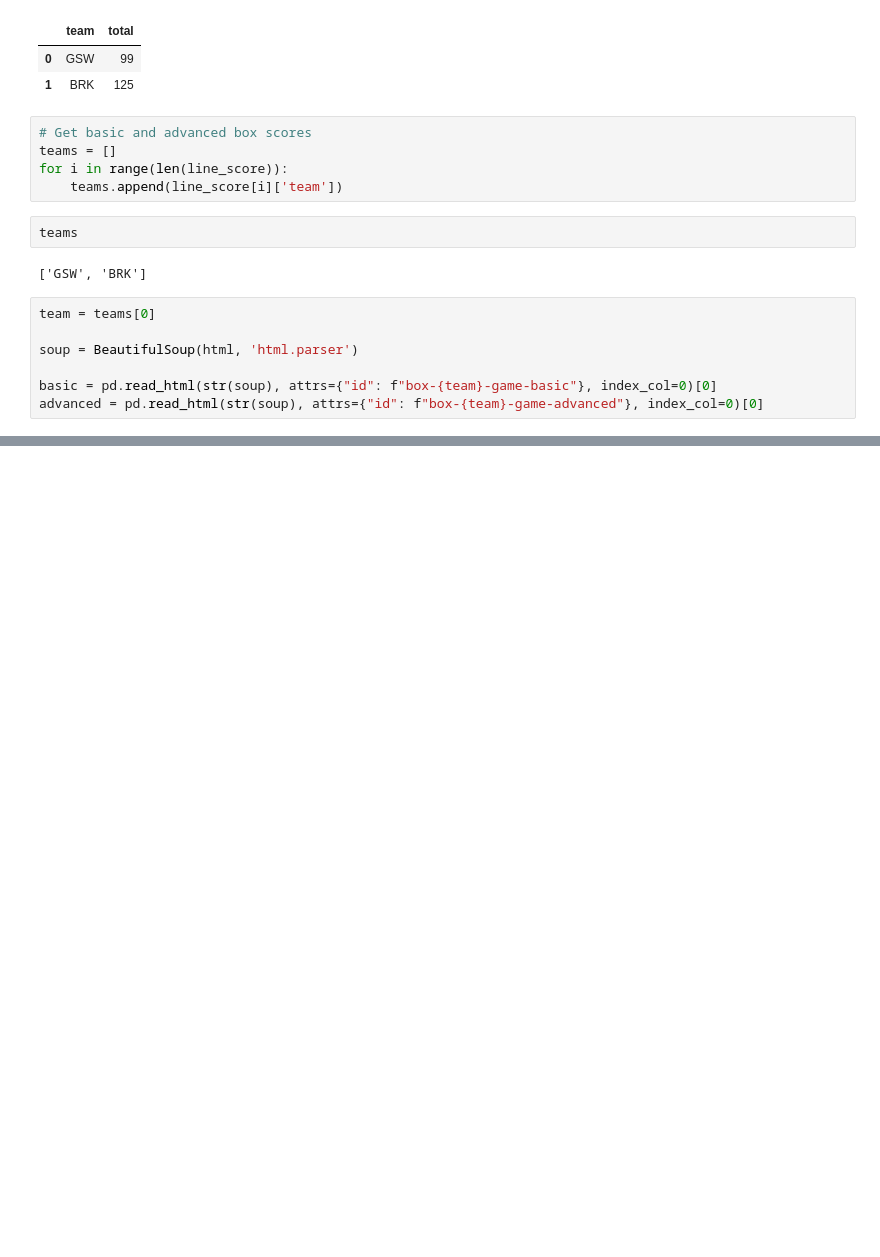
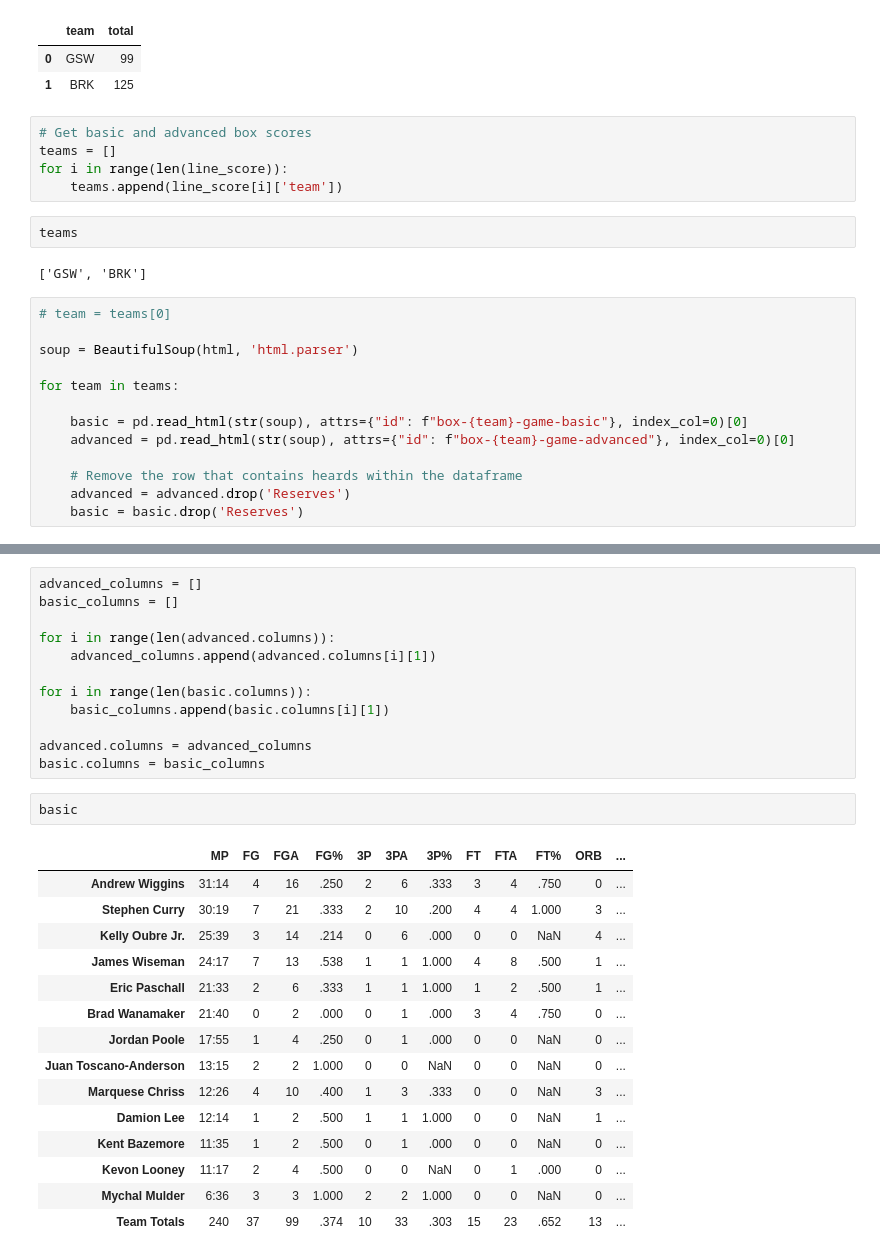
Before and after one commit to VincentGordon-Data-Analyst/NBA_Final_Score_Predictions, a Jupyter notebook: final_score_scrape.ipynb, the cells around one changed output, grey strips where cells are left out. Drawn from its saved outputs; the diff is of its cells as text; blank space fills up the shorter version.

```diff
--- a/final_score_scrape.ipynb
+++ b/final_score_scrape.ipynb
@@ -84,9 +84,15 @@ teams
 # %% [output]
 ['GSW', 'BRK']
 # %%
-team = teams[0]
+# team = teams[0]
 
 soup = BeautifulSoup(html, 'html.parser')
 
-basic = pd.read_html(str(soup), attrs={"id": f"box-{team}-game-basic"}, index_col=0)[0]
-advanced = pd.read_html(str(soup), attrs={"id": f"box-{team}-game-advanced"}, index_col=0)[0]
+for team in teams:
+
+    basic = pd.read_html(str(soup), attrs={"id": f"box-{team}-game-basic"}, index_col=0)[0]
+    advanced = pd.read_html(str(soup), attrs={"id": f"box-{team}-game-advanced"}, index_col=0)[0]
+
+    # Remove the row that contains heards within the dataframe
+    advanced = advanced.drop('Reserves')
+    basic = basic.drop('Reserves')
@@ -93 +116,31 @@ advanced = pd.read_html(str(soup), attrs={"id": f"box-{team}-game-advanced"}, in
+# %%
+advanced_columns = []
+basic_columns = []
+
+for i in range(len(advanced.columns)):
+    advanced_columns.append(advanced.columns[i][1])
+
+for i in range(len(basic.columns)):
+    basic_columns.append(basic.columns[i][1])
+
+advanced.columns = advanced_columns
+basic.columns = basic_columns
+# %%
+basic
+# %% [output]
+|  | MP | FG | FGA | FG% | 3P | 3PA | 3P% | FT | FTA | FT% | ORB | ... |
+| Andrew Wiggins | 31:14 | 4 | 16 | .250 | 2 | 6 | .333 | 3 | 4 | .750 | 0 | ... |
+| Stephen Curry | 30:19 | 7 | 21 | .333 | 2 | 10 | .200 | 4 | 4 | 1.000 | 3 | ... |
+| Kelly Oubre Jr. | 25:39 | 3 | 14 | .214 | 0 | 6 | .000 | 0 | 0 | NaN | 4 | ... |
+| James Wiseman | 24:17 | 7 | 13 | .538 | 1 | 1 | 1.000 | 4 | 8 | .500 | 1 | ... |
+| Eric Paschall | 21:33 | 2 | 6 | .333 | 1 | 1 | 1.000 | 1 | 2 | .500 | 1 | ... |
+| Brad Wanamaker | 21:40 | 0 | 2 | .000 | 0 | 1 | .000 | 3 | 4 | .750 | 0 | ... |
+| Jordan Poole | 17:55 | 1 | 4 | .250 | 0 | 1 | .000 | 0 | 0 | NaN | 0 | ... |
+| Juan Toscano-Anderson | 13:15 | 2 | 2 | 1.000 | 0 | 0 | NaN | 0 | 0 | NaN | 0 | ... |
+| Marquese Chriss | 12:26 | 4 | 10 | .400 | 1 | 3 | .333 | 0 | 0 | NaN | 3 | ... |
+| Damion Lee | 12:14 | 1 | 2 | .500 | 1 | 1 | 1.000 | 0 | 0 | NaN | 1 | ... |
+| Kent Bazemore | 11:35 | 1 | 2 | .500 | 0 | 1 | .000 | 0 | 0 | NaN | 0 | ... |
+| Kevon Looney | 11:17 | 2 | 4 | .500 | 0 | 0 | NaN | 0 | 1 | .000 | 0 | ... |
+| Mychal Mulder | 6:36 | 3 | 3 | 1.000 | 2 | 2 | 1.000 | 0 | 0 | NaN | 0 | ... |
+| Team Totals | 240 | 37 | 99 | .374 | 10 | 33 | .303 | 15 | 23 | .652 | 13 | ... |
 # %%
```
Also changed, not shown: parts of 3 cells of this notebook.
